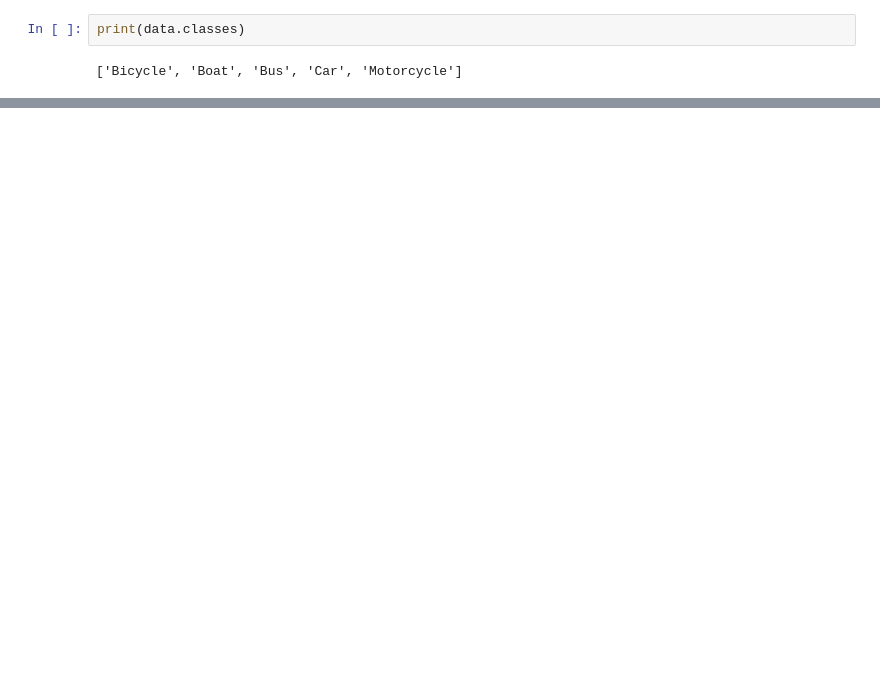
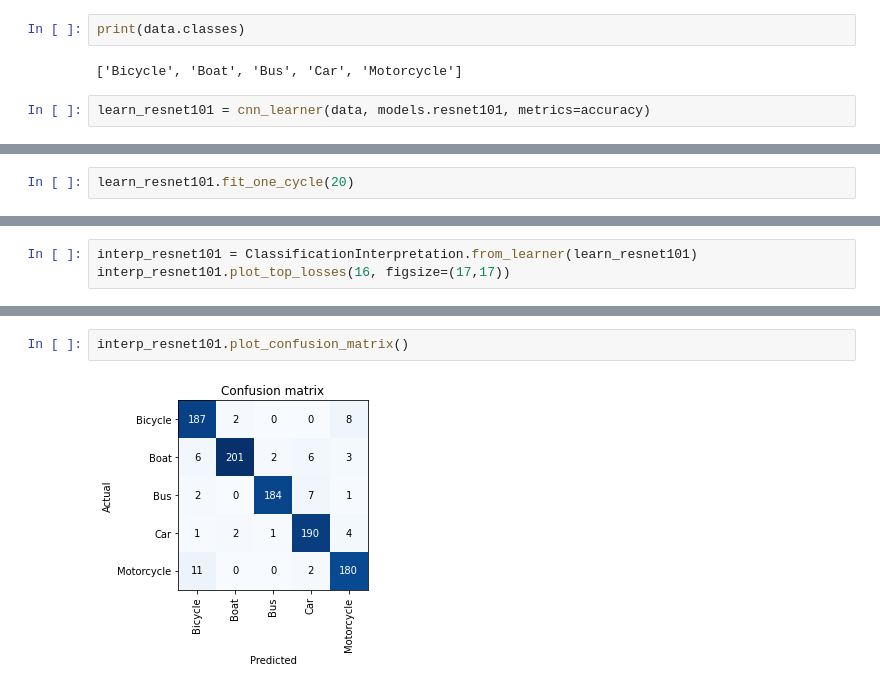
Before and after one commit to amitnits2016/fastai, a Jupyter notebook: 5_VehicleClassClassification/5_VehicleClassClassification.ipynb, the cells around one changed output, grey strips where cells are left out. Saved outputs shown, nothing was run; the diff lists cells and outputs as text; blank space fills up the shorter version.

```diff
--- a/5_VehicleClassClassification/5_VehicleClassClassification.ipynb
+++ b/5_VehicleClassClassification/5_VehicleClassClassification.ipynb
@@ -62,3 +54,5 @@ data.show_batch(rows=3, figsize=(7, 6))
 print(data.classes)
 # %% [output]
 ['Bicycle', 'Boat', 'Bus', 'Car', 'Motorcycle']
+# %%
+learn_resnet101 = cnn_learner(data, models.resnet101, metrics=accuracy)
@@ -64,0 +81,2 @@ print(data.classes)
+# %%
+learn_resnet101.fit_one_cycle(20)
@@ -64,0 +103,3 @@ print(data.classes)
+# %%
+interp_resnet101 = ClassificationInterpretation.from_learner(learn_resnet101)
+interp_resnet101.plot_top_losses(16, figsize=(17,17))
@@ -64,0 +109,4 @@ print(data.classes)
+# %%
+interp_resnet101.plot_confusion_matrix()
+# %% [output]
+[figure, added]
```
Also changed, not shown: parts of 21 cells of this notebook.
